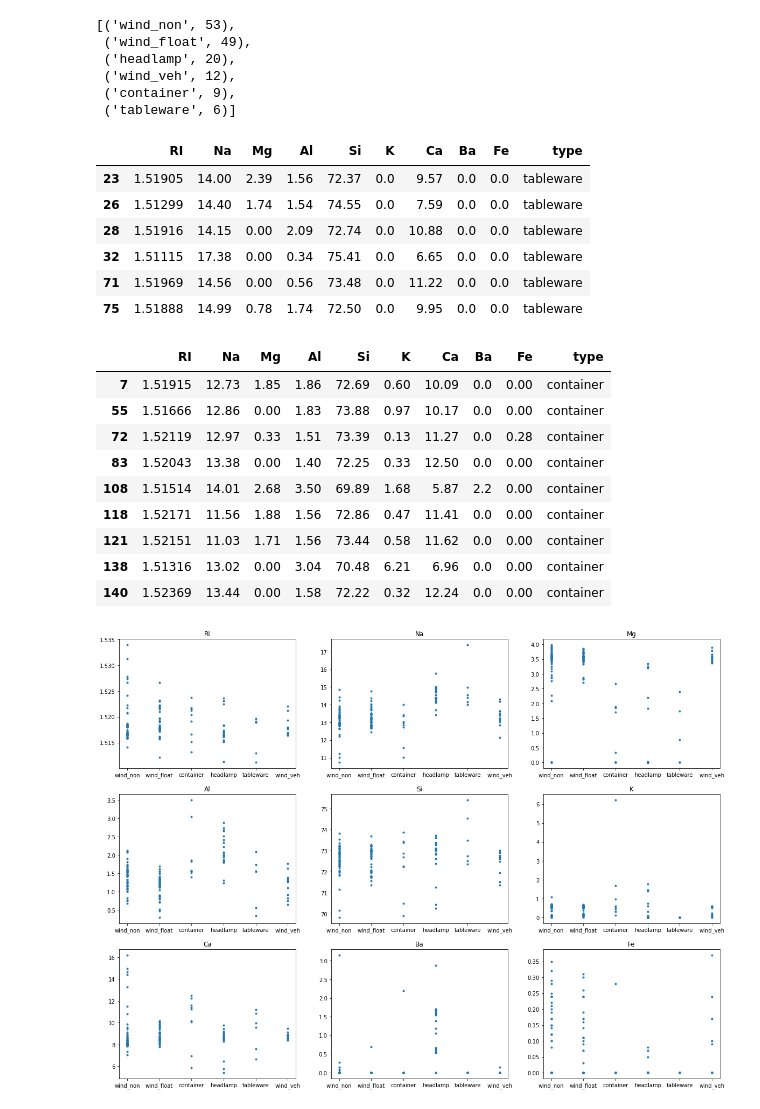
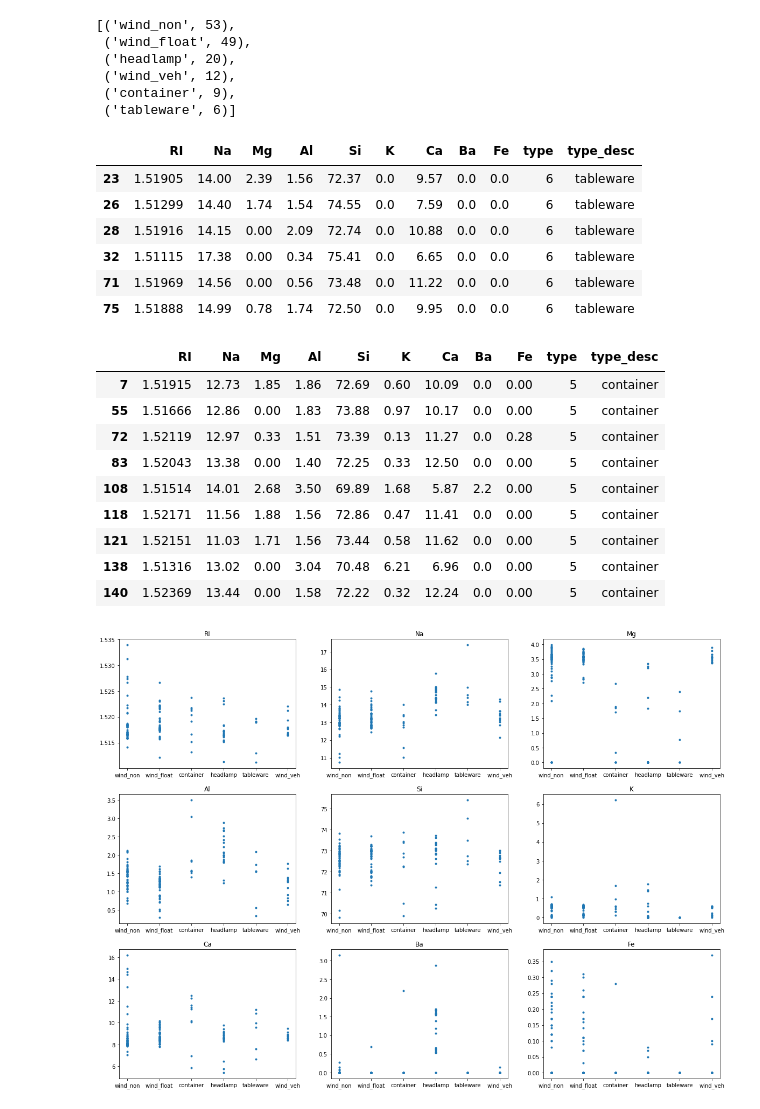
Before and after one commit to Xannadoo/MLProject2021_AC, a Jupyter notebook: Notebooks/Main.ipynb, the cells around one changed output. Cells and saved outputs as stored; diff of their text form; code cells hidden in the pictures.

```diff
--- a/Notebooks/Main.ipynb
+++ b/Notebooks/Main.ipynb
@@ -16,22 +19,21 @@ col = 'tab10' #colour theme
 # %%
-df = pd.read_csv(TRAIN)
-bob = list(df.columns)[:-1] #creates list of column names for later
+col = 'tab10' #colour theme
 
-X = df[bob].copy()
-y = df['type'].copy()
+df = pd.read_csv(TRAIN) #training dataframe
 
+attributes = list(df.columns)[:-1] #creates list of column names for later, without the class
+
+X = df[attributes].copy() #attributes
+y = df['type'].copy() #true values
+df['type_desc'] = ''
 y_types = {1:'wind_float', 2:'wind_non', 3:'wind_veh', 5:'container', 6:'tableware', 7:'headlamp'}
 y_list = y.unique() #'y' values
-
-
-
-z_score = lambda x : (x-np.mean(x,axis=0))/ np.std(x,axis=0) #code from exercise 5
 
 X_std = z_score(X) #standardizes X as later we see they are on different scales
 
 for i in y_list: #this changes the 'type' to a descriptive word rather than a number
     #This is more human readable for plotting later - 'y' is still using the numbers
-    df['type'][df['type'] == i] = y_types[i]
+    df['type_desc'][df['type'] == i] = y_types[i]
 
-df['type'].unique()
+df['type_desc'].unique()
 # %% [output]
@@ -89,28 +87,28 @@ count_dict.most_common(6) #k-fold instead of using a validation set could help h
  ('container', 9),
  ('tableware', 6)]
 # %%
-df[df['type']== 'tableware'] #very few samples compared to the others
+df[df['type_desc']== 'tableware'] #very few samples compared to the others
 # %% [output]
-|  | RI | Na | Mg | Al | Si | K | Ca | Ba | Fe | type |
-| 23 | 1.51905 | 14.00 | 2.39 | 1.56 | 72.37 | 0.0 | 9.57 | 0.0 | 0.0 | tableware |
-| 26 | 1.51299 | 14.40 | 1.74 | 1.54 | 74.55 | 0.0 | 7.59 | 0.0 | 0.0 | tableware |
-| 28 | 1.51916 | 14.15 | 0.00 | 2.09 | 72.74 | 0.0 | 10.88 | 0.0 | 0.0 | tableware |
-| 32 | 1.51115 | 17.38 | 0.00 | 0.34 | 75.41 | 0.0 | 6.65 | 0.0 | 0.0 | tableware |
-| 71 | 1.51969 | 14.56 | 0.00 | 0.56 | 73.48 | 0.0 | 11.22 | 0.0 | 0.0 | tableware |
-| 75 | 1.51888 | 14.99 | 0.78 | 1.74 | 72.50 | 0.0 | 9.95 | 0.0 | 0.0 | tableware |
+|  | RI | Na | Mg | Al | Si | K | Ca | Ba | Fe | type | type_desc |
+| 23 | 1.51905 | 14.00 | 2.39 | 1.56 | 72.37 | 0.0 | 9.57 | 0.0 | 0.0 | 6 | tableware |
+| 26 | 1.51299 | 14.40 | 1.74 | 1.54 | 74.55 | 0.0 | 7.59 | 0.0 | 0.0 | 6 | tableware |
+| 28 | 1.51916 | 14.15 | 0.00 | 2.09 | 72.74 | 0.0 | 10.88 | 0.0 | 0.0 | 6 | tableware |
+| 32 | 1.51115 | 17.38 | 0.00 | 0.34 | 75.41 | 0.0 | 6.65 | 0.0 | 0.0 | 6 | tableware |
+| 71 | 1.51969 | 14.56 | 0.00 | 0.56 | 73.48 | 0.0 | 11.22 | 0.0 | 0.0 | 6 | tableware |
+| 75 | 1.51888 | 14.99 | 0.78 | 1.74 | 72.50 | 0.0 | 9.95 | 0.0 | 0.0 | 6 | tableware |
 # %%
-df[df['type']== 'container'] #also has relatively few samples.
+df[df['type_desc']== 'container'] #also has relatively few samples.
 # %% [output]
-|  | RI | Na | Mg | Al | Si | K | Ca | Ba | Fe | type |
-| 7 | 1.51915 | 12.73 | 1.85 | 1.86 | 72.69 | 0.60 | 10.09 | 0.0 | 0.00 | container |
-| 55 | 1.51666 | 12.86 | 0.00 | 1.83 | 73.88 | 0.97 | 10.17 | 0.0 | 0.00 | container |
-| 72 | 1.52119 | 12.97 | 0.33 | 1.51 | 73.39 | 0.13 | 11.27 | 0.0 | 0.28 | container |
-| 83 | 1.52043 | 13.38 | 0.00 | 1.40 | 72.25 | 0.33 | 12.50 | 0.0 | 0.00 | container |
-| 108 | 1.51514 | 14.01 | 2.68 | 3.50 | 69.89 | 1.68 | 5.87 | 2.2 | 0.00 | container |
-| 118 | 1.52171 | 11.56 | 1.88 | 1.56 | 72.86 | 0.47 | 11.41 | 0.0 | 0.00 | container |
-| 121 | 1.52151 | 11.03 | 1.71 | 1.56 | 73.44 | 0.58 | 11.62 | 0.0 | 0.00 | container |
-| 138 | 1.51316 | 13.02 | 0.00 | 3.04 | 70.48 | 6.21 | 6.96 | 0.0 | 0.00 | container |
-| 140 | 1.52369 | 13.44 | 0.00 | 1.58 | 72.22 | 0.32 | 12.24 | 0.0 | 0.00 | container |
+|  | RI | Na | Mg | Al | Si | K | Ca | Ba | Fe | type | type_desc |
+| 7 | 1.51915 | 12.73 | 1.85 | 1.86 | 72.69 | 0.60 | 10.09 | 0.0 | 0.00 | 5 | container |
+| 55 | 1.51666 | 12.86 | 0.00 | 1.83 | 73.88 | 0.97 | 10.17 | 0.0 | 0.00 | 5 | container |
+| 72 | 1.52119 | 12.97 | 0.33 | 1.51 | 73.39 | 0.13 | 11.27 | 0.0 | 0.28 | 5 | container |
+| 83 | 1.52043 | 13.38 | 0.00 | 1.40 | 72.25 | 0.33 | 12.50 | 0.0 | 0.00 | 5 | container |
+| 108 | 1.51514 | 14.01 | 2.68 | 3.50 | 69.89 | 1.68 | 5.87 | 2.2 | 0.00 | 5 | container |
+| 118 | 1.52171 | 11.56 | 1.88 | 1.56 | 72.86 | 0.47 | 11.41 | 0.0 | 0.00 | 5 | container |
+| 121 | 1.52151 | 11.03 | 1.71 | 1.56 | 73.44 | 0.58 | 11.62 | 0.0 | 0.00 | 5 | container |
+| 138 | 1.51316 | 13.02 | 0.00 | 3.04 | 70.48 | 6.21 | 6.96 | 0.0 | 0.00 | 5 | container |
+| 140 | 1.52369 | 13.44 | 0.00 | 1.58 | 72.22 | 0.32 | 12.24 | 0.0 | 0.00 | 5 | container |
 # %%
 #visualise distributions by catagory and attribute
 fig, ax = plt.subplots(3,3,figsize=(20,15))
```
Also changed, not shown: parts of 6 cells of this notebook, 2 other files.
